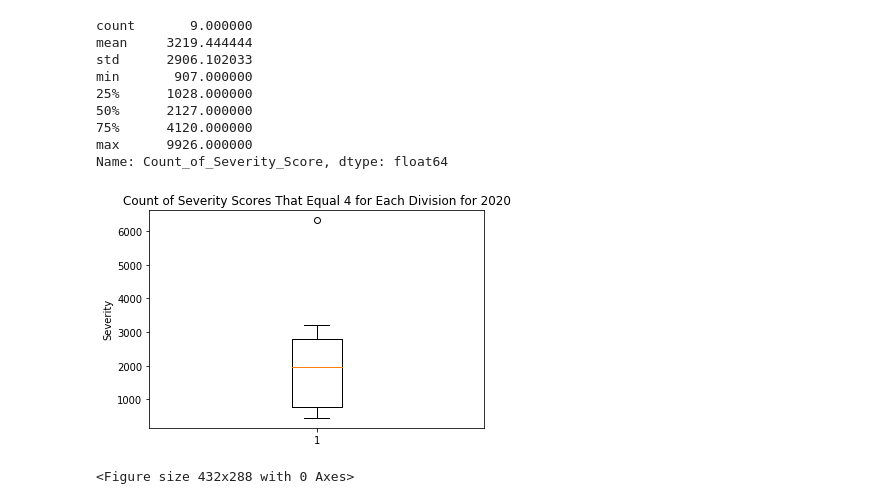
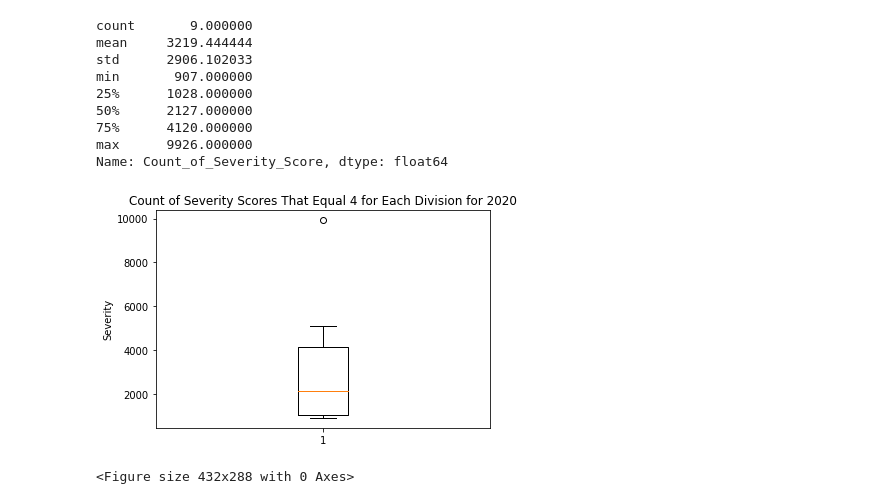
Before and after one commit to sebastiandifrancesco/Accident_Data_2019_Versus_2020, a Jupyter notebook: Visualizations.ipynb, the cells around one changed output. Cells and saved outputs as stored; diff of their text form; code cells hidden in the pictures.

```diff
--- a/Visualizations.ipynb
+++ b/Visualizations.ipynb
@@ -192,16 +192,16 @@ Name: Count_of_Severity_Score, dtype: float64
 # %%
 # Box and whisker plot of above
 Count_of_Severity_Score_4_2020_list = Count_of_Severity_Score_4_2020['Count_of_Severity_Score'].tolist()
-times = Count_of_Severity_Score_4_2019_list
+times = Count_of_Severity_Score_4_2020_list
 fig1, ax1 = plt.subplots()
 ax1.set_title('Count of Severity Scores That Equal 4 for Each Division for 2020')
 ax1.set_ylabel('Severity')
 ax1.boxplot(times)
 plt.show()
 
 # Save image
 plt.savefig('Images/Count of Severity Scores That Equal 4 for Each Division for 2020.png')
 plt.show()
 # %% [output]
-[figure, old version]
+[figure, new version]
 <Figure size 432x288 with 0 Axes>
```
